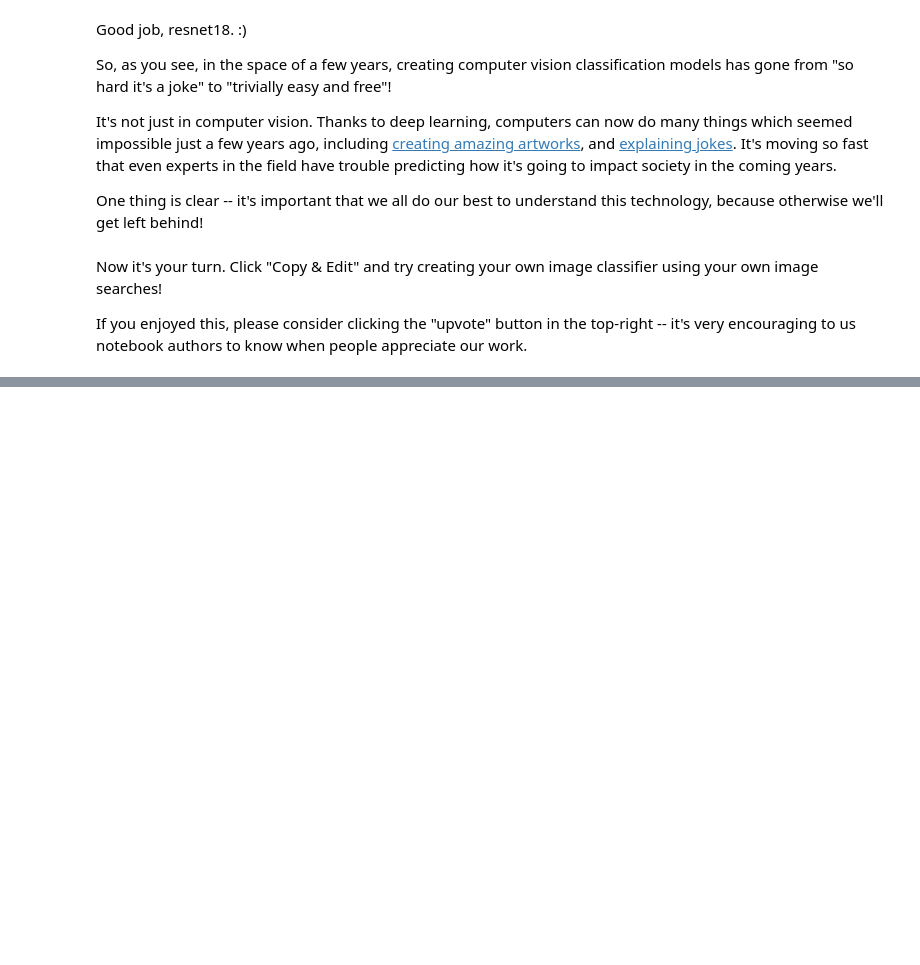
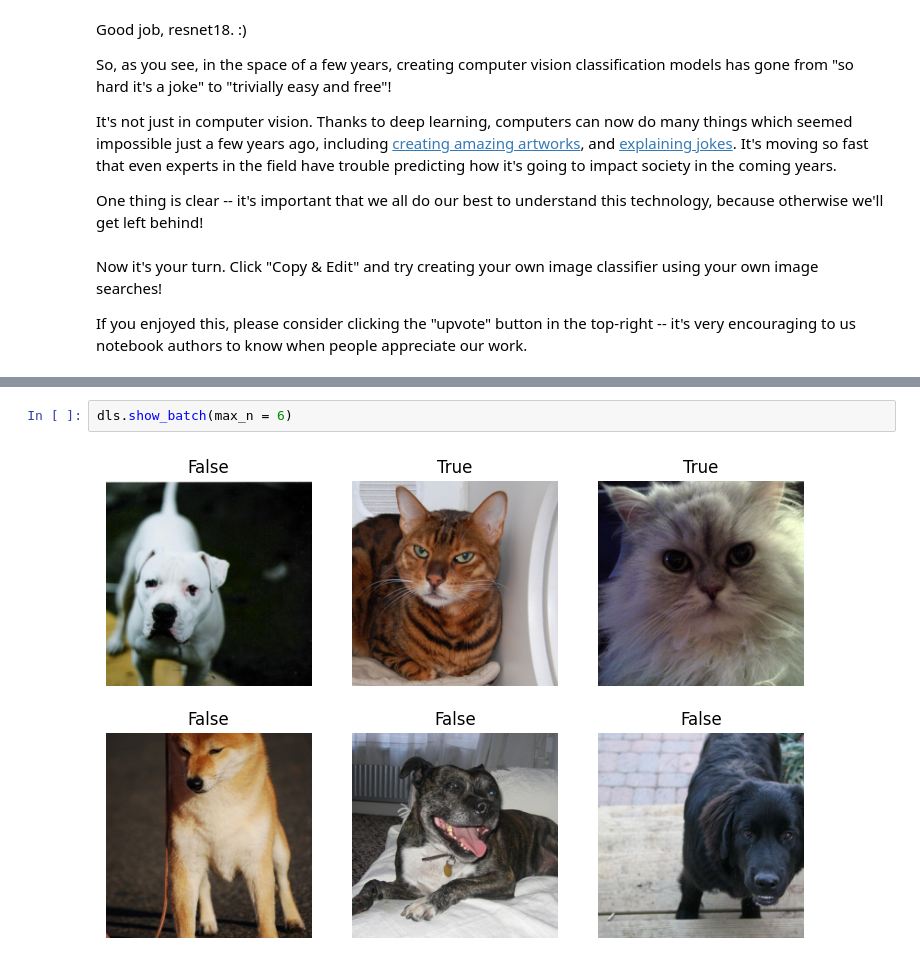
Before and after one commit to Shai2u/gis_ml_workshop_2024, a Jupyter notebook: examples/bird_or_not/00-is-it-a-bird-creating-a-model-from-your-own-data.ipynb, the cells around one changed output, grey strips where cells are left out. Saved outputs shown, nothing was run; the diff lists cells and outputs as text; blank space fills up the shorter version.

```diff
--- a/examples/bird_or_not/00-is-it-a-bird-creating-a-model-from-your-own-data.ipynb
+++ b/examples/bird_or_not/00-is-it-a-bird-creating-a-model-from-your-own-data.ipynb
@@ -144,0 +198,4 @@ If you enjoyed this, please consider clicking the "upvote" button in the top-rig
+# %%
+dls.show_batch(max_n = 6)
+# %% [output]
+[figure, added]
```
Also changed, not shown: parts of 19 cells of this notebook.
